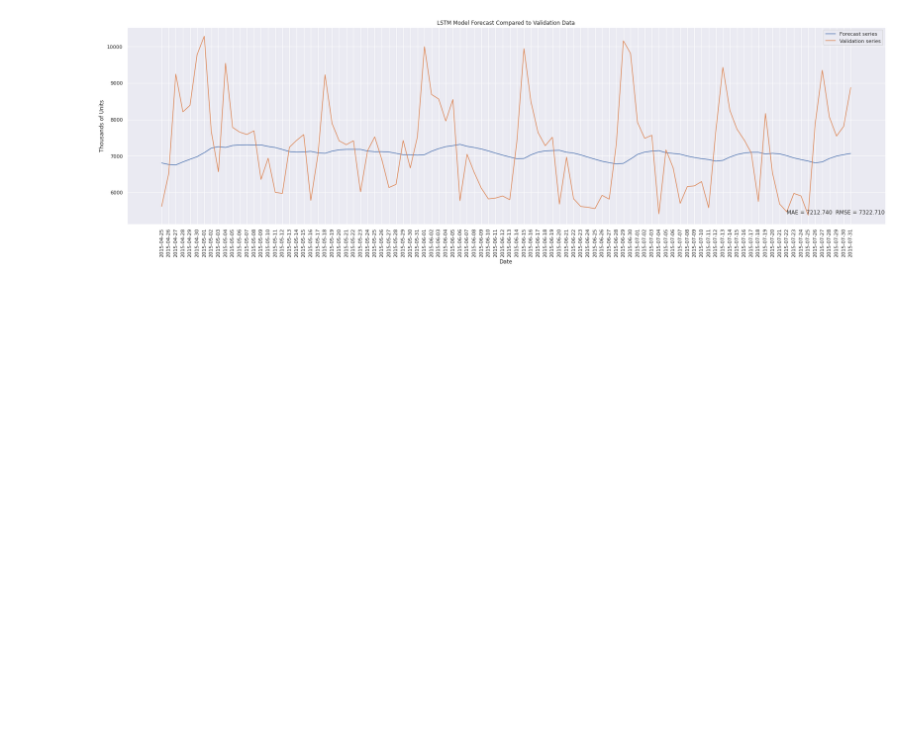
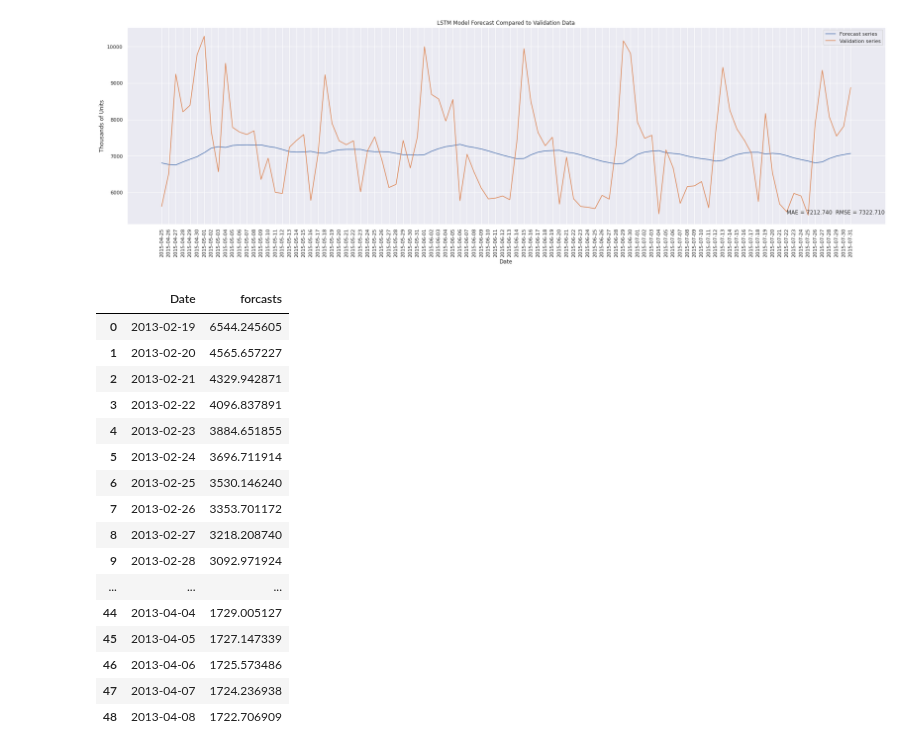
Before and after one commit to nebasam/Forecasting-Sales, a Jupyter notebook: notebooks/rossman_time_analysis.ipynb, the cells around one changed output. Saved outputs shown, nothing was run; the diff lists cells and outputs as text; code cells hidden in the pictures; blank space fills up the shorter version.

Commit message:
Forecast sales

```diff
--- a/notebooks/rossman_time_analysis.ipynb
+++ b/notebooks/rossman_time_analysis.ipynb
@@ -391,0 +463,23 @@ forecast, fig, MAE, RMSE = t.model_forecast_test(model2)
+# %%
+df_train_agg["Date"] = df_train_agg.index
+df_train_agg["Date"] = df_train_agg["Date"].astype("datetime64")
+res_df = forcast_next_sales(model2, df_train_agg.head(49), 49)
+res_df
+# %% [output]
+|  | Date | forcasts |
+| 0 | 2013-02-19 | 6544.245605 |
+| 1 | 2013-02-20 | 4565.657227 |
+| 2 | 2013-02-21 | 4329.942871 |
+| 3 | 2013-02-22 | 4096.837891 |
+| 4 | 2013-02-23 | 3884.651855 |
+| 5 | 2013-02-24 | 3696.711914 |
+| 6 | 2013-02-25 | 3530.146240 |
+| 7 | 2013-02-26 | 3353.701172 |
+| 8 | 2013-02-27 | 3218.208740 |
+| 9 | 2013-02-28 | 3092.971924 |
+| ... | ... | ... |
+| 44 | 2013-04-04 | 1729.005127 |
+| 45 | 2013-04-05 | 1727.147339 |
+| 46 | 2013-04-06 | 1725.573486 |
+| 47 | 2013-04-07 | 1724.236938 |
+| 48 | 2013-04-08 | 1722.706909 |
```
Also changed, not shown: parts of 1 cell of this notebook.
